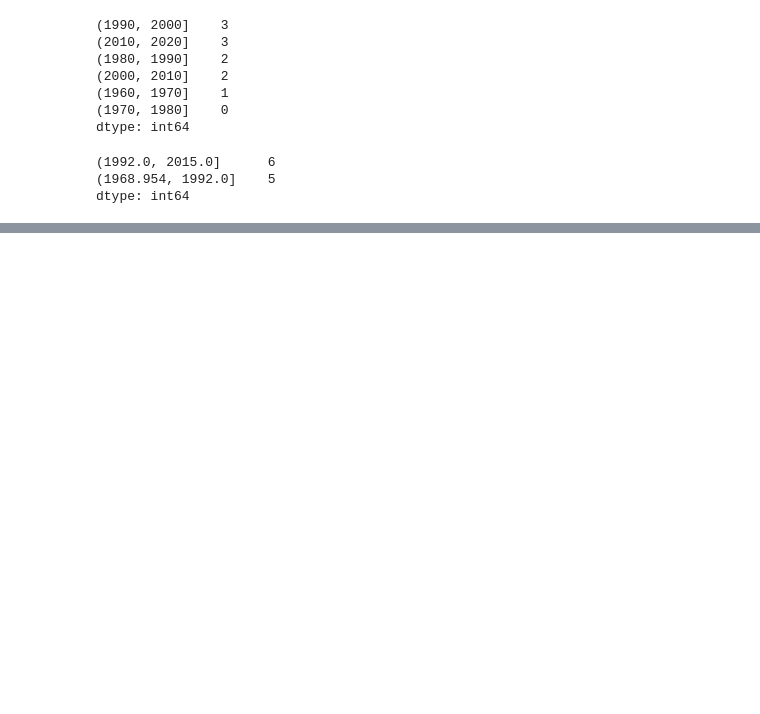
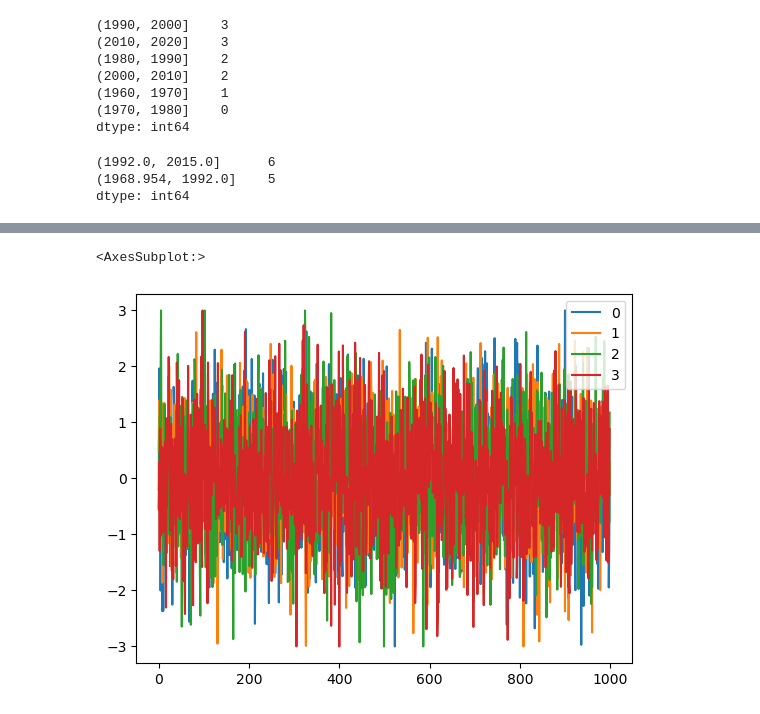
Before and after one commit to largekind/DataScience, a Jupyter notebook: DataFix.ipynb, the cells around one changed output, grey strips where cells are left out. Saved outputs shown, nothing was run; the diff lists cells and outputs as text; code cells hidden in the pictures; blank space fills up the shorter version.

```diff
--- a/DataFix.ipynb
+++ b/DataFix.ipynb
@@ -681,0 +750,4 @@ dtype: int64
+# %%
+# 絶対値の上限が3になるようにする。np.signでとれる符号±1 * 3 = ±3を条件合致するデータに対して代入する
+dframe[np.abs(dframe)>3] = np.sign(dframe) *3
+dframe.describe()
@@ -681,0 +764,6 @@ dtype: int64
+# %%
+# 上下限を制限したパターンで再プロット　±3でデータが切れていることが確認できる
+dframe.plot()
+# %% [output]
+<AxesSubplot:>
+[figure, added]
```
Also changed, not shown: parts of 7 cells of this notebook.
